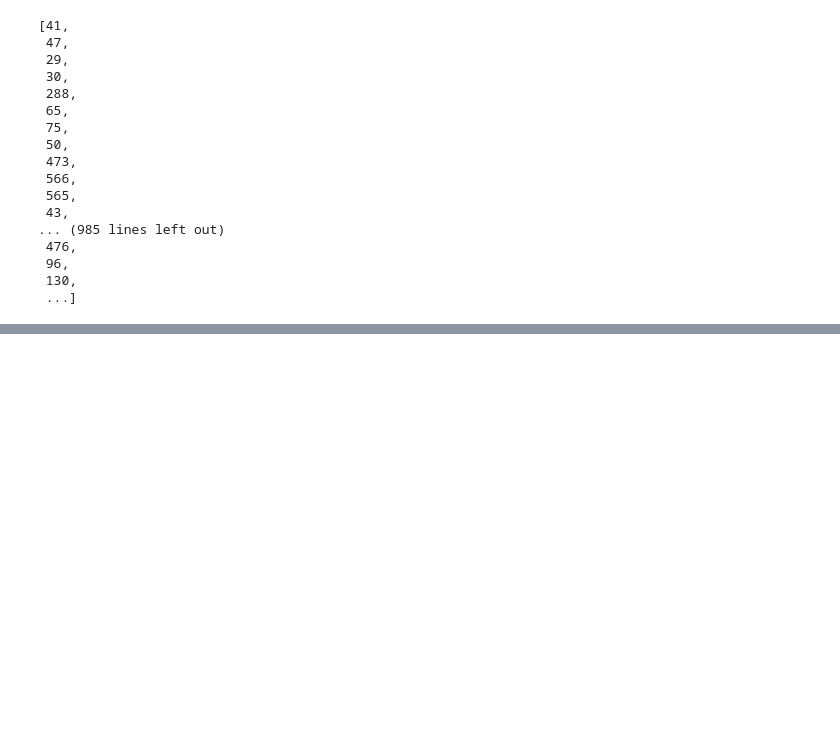
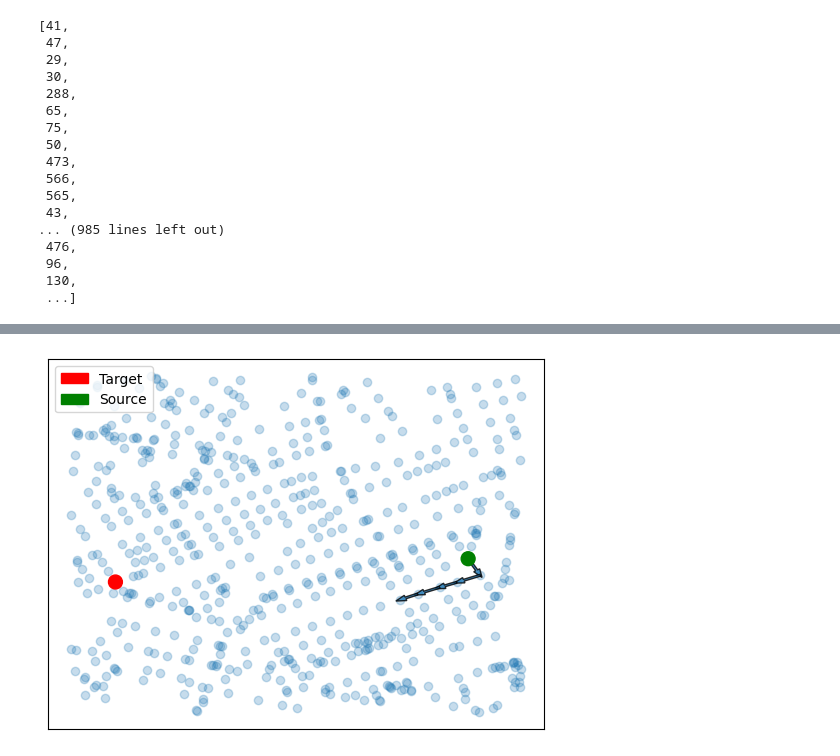
Before and after one commit to vivirodrigues/RL_Routing, a Jupyter notebook: Model_MonteCarlo.ipynb, the cells around one changed output, grey strips where cells are left out. Cells and saved outputs as stored; diff of their text form; code cells hidden in the pictures; blank space fills up the shorter version.

```diff
--- a/Model_MonteCarlo.ipynb
+++ b/Model_MonteCarlo.ipynb
@@ -476,0 +589,4 @@ plt.plot(agent.route_to_target(source, target))
+# %%
+plot_few_steps_policy(G, agent.policy, source, target, steps=5)
+# %% [output]
+[figure, added]
```
Also changed, not shown: parts of 4 cells of this notebook.
